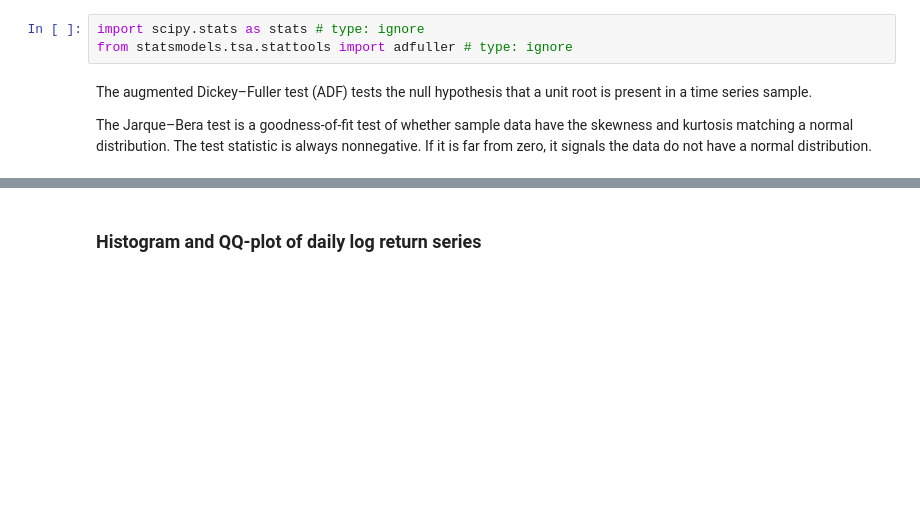
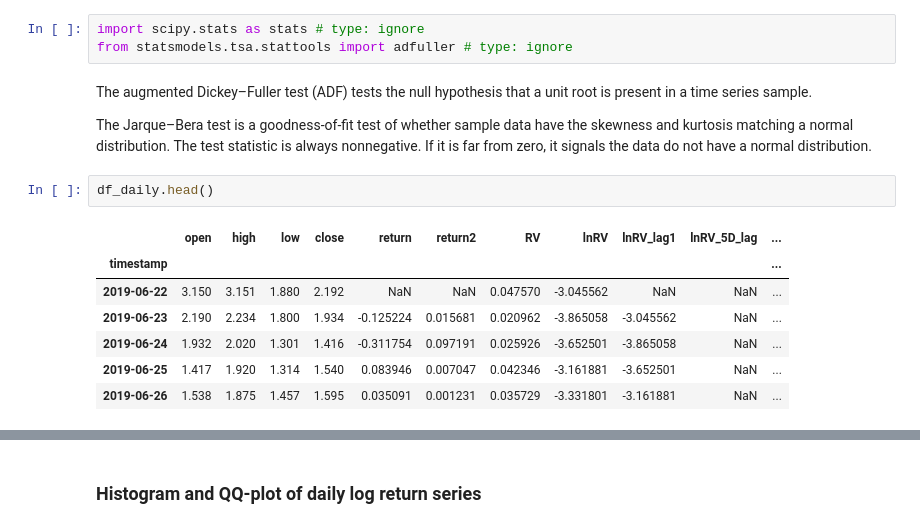
Before and after one commit to kiwi-lemongrass/DSE4101_Individual-Project, a Jupyter notebook: src/preprocessing n eda.ipynb, the cells around one changed output, grey strips where cells are left out. Cells and saved outputs as stored; diff of their text form; blank space fills up the shorter version.

```diff
--- a/src/preprocessing n eda.ipynb
+++ b/src/preprocessing n eda.ipynb
@@ -188,3 +192,13 @@ from statsmodels.tsa.stattools import adfuller # type: ignore
 The augmented Dickey–Fuller test (ADF) tests the null hypothesis that a unit root is present in a time series sample.
 
 The Jarque–Bera test is a goodness-of-fit test of whether sample data have the skewness and kurtosis matching a normal distribution. The test statistic is always nonnegative. If it is far from zero, it signals the data do not have a normal distribution.
+# %%
+df_daily.head()
+# %% [output]
+|  | open | high | low | close | return | return2 | RV | lnRV | lnRV_lag1 | lnRV_5D_lag | ... |
+| timestamp |  |  |  |  |  |  |  |  |  |  | ... |
+| 2019-06-22 | 3.150 | 3.151 | 1.880 | 2.192 | NaN | NaN | 0.047570 | -3.045562 | NaN | NaN | ... |
+| 2019-06-23 | 2.190 | 2.234 | 1.800 | 1.934 | -0.125224 | 0.015681 | 0.020962 | -3.865058 | -3.045562 | NaN | ... |
+| 2019-06-24 | 1.932 | 2.020 | 1.301 | 1.416 | -0.311754 | 0.097191 | 0.025926 | -3.652501 | -3.865058 | NaN | ... |
+| 2019-06-25 | 1.417 | 1.920 | 1.314 | 1.540 | 0.083946 | 0.007047 | 0.042346 | -3.161881 | -3.652501 | NaN | ... |
+| 2019-06-26 | 1.538 | 1.875 | 1.457 | 1.595 | 0.035091 | 0.001231 | 0.035729 | -3.331801 | -3.161881 | NaN | ... |
```
Also changed, not shown: parts of 5 cells of this notebook, 4 other files.
